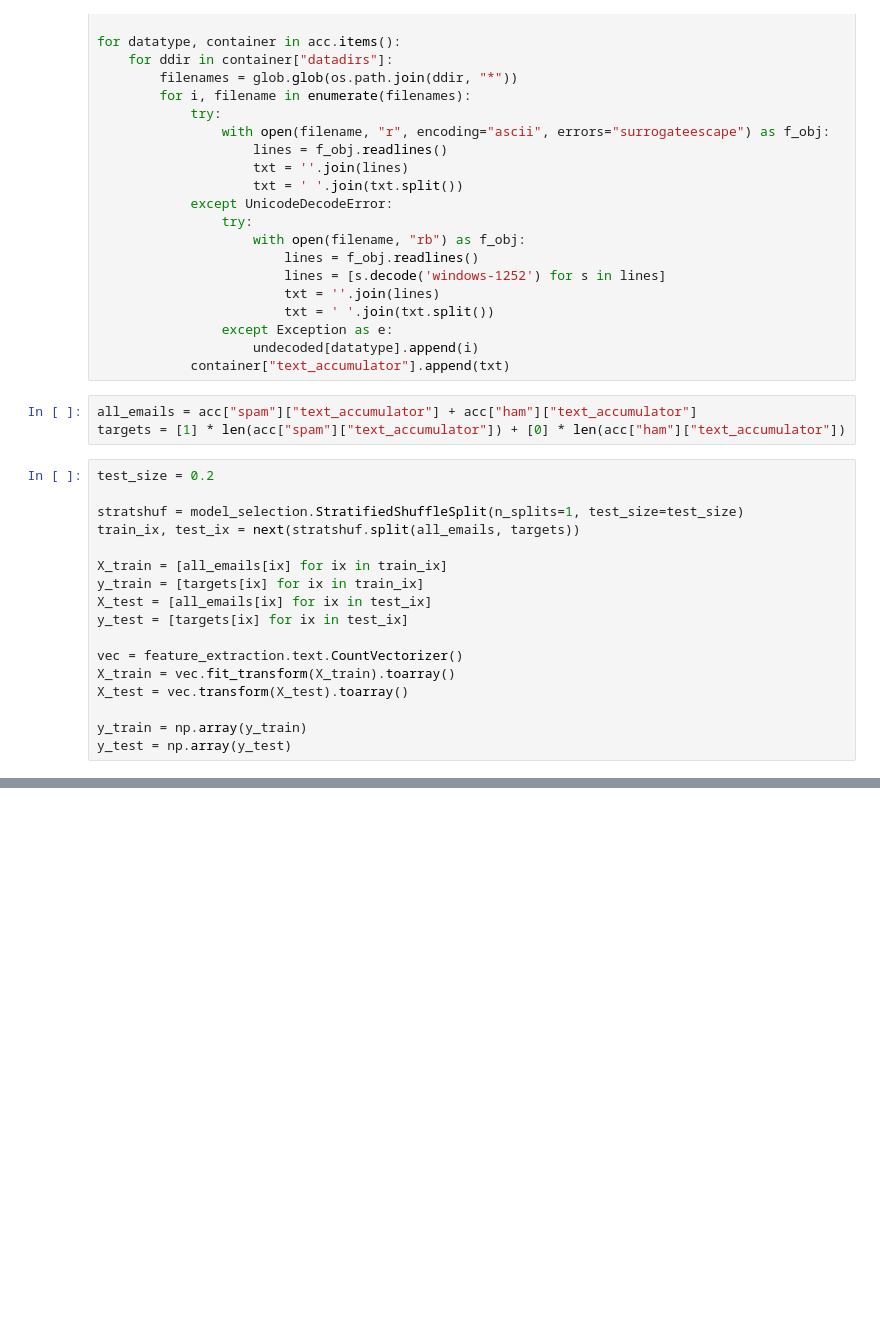
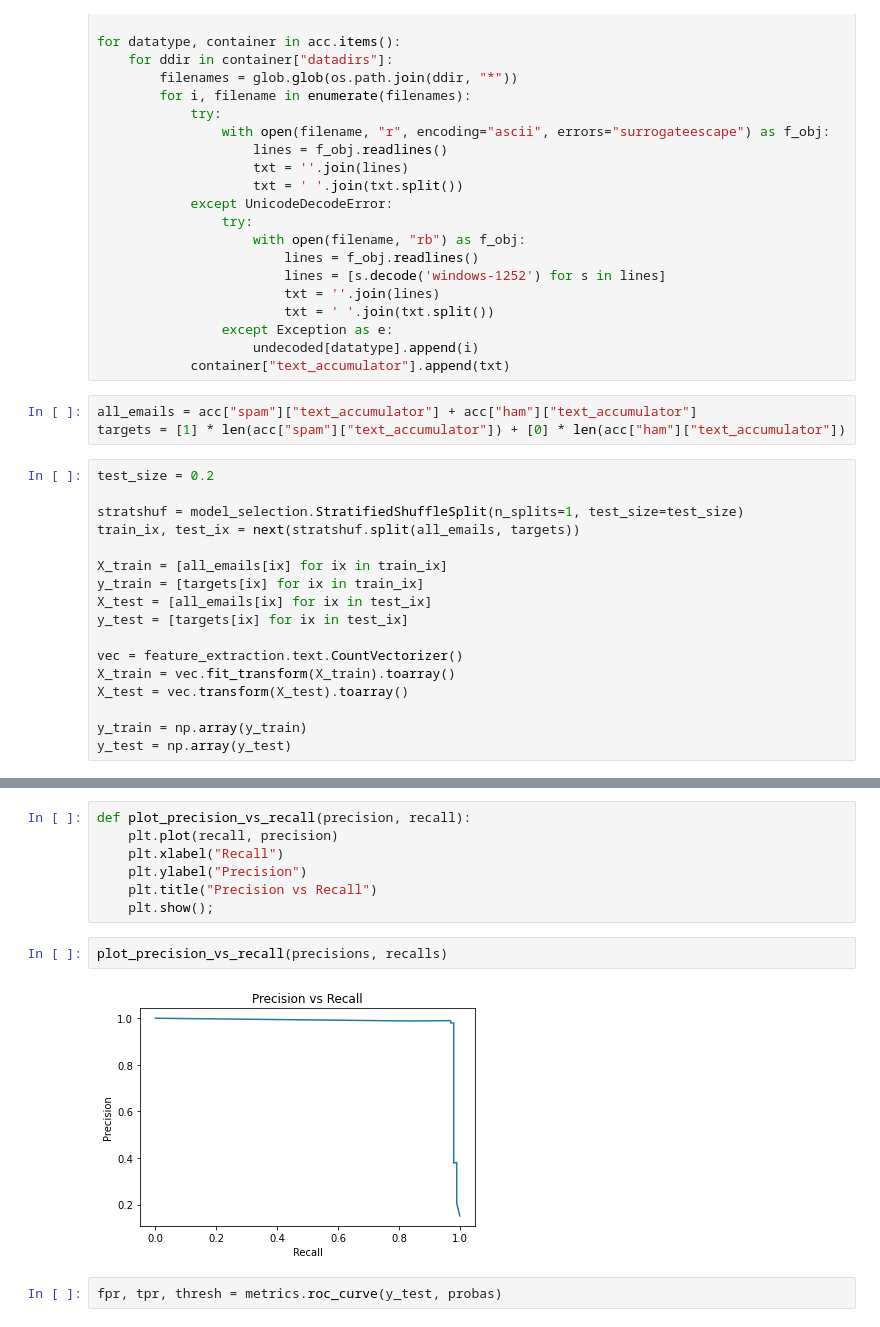
Before and after one commit to dcoxnard/handsonml_notes_solutions, a Jupyter notebook: 03_3_spam.ipynb, the cells around one changed output, grey strips where cells are left out. Saved outputs shown, nothing was run; the diff lists cells and outputs as text; blank space fills up the shorter version.

```diff
--- a/03_3_spam.ipynb
+++ b/03_3_spam.ipynb
@@ -80,0 +97,13 @@ Accuracy is 87.59%
+# %%
+def plot_precision_vs_recall(precision, recall):
+    plt.plot(recall, precision)
+    plt.xlabel("Recall")
+    plt.ylabel("Precision")
+    plt.title("Precision vs Recall")
+    plt.show();
+# %%
+plot_precision_vs_recall(precisions, recalls)
+# %% [output]
+[figure, added]
+# %%
+fpr, tpr, thresh = metrics.roc_curve(y_test, probas)
```
Also changed, not shown: parts of 9 cells of this notebook, 1 other file.
